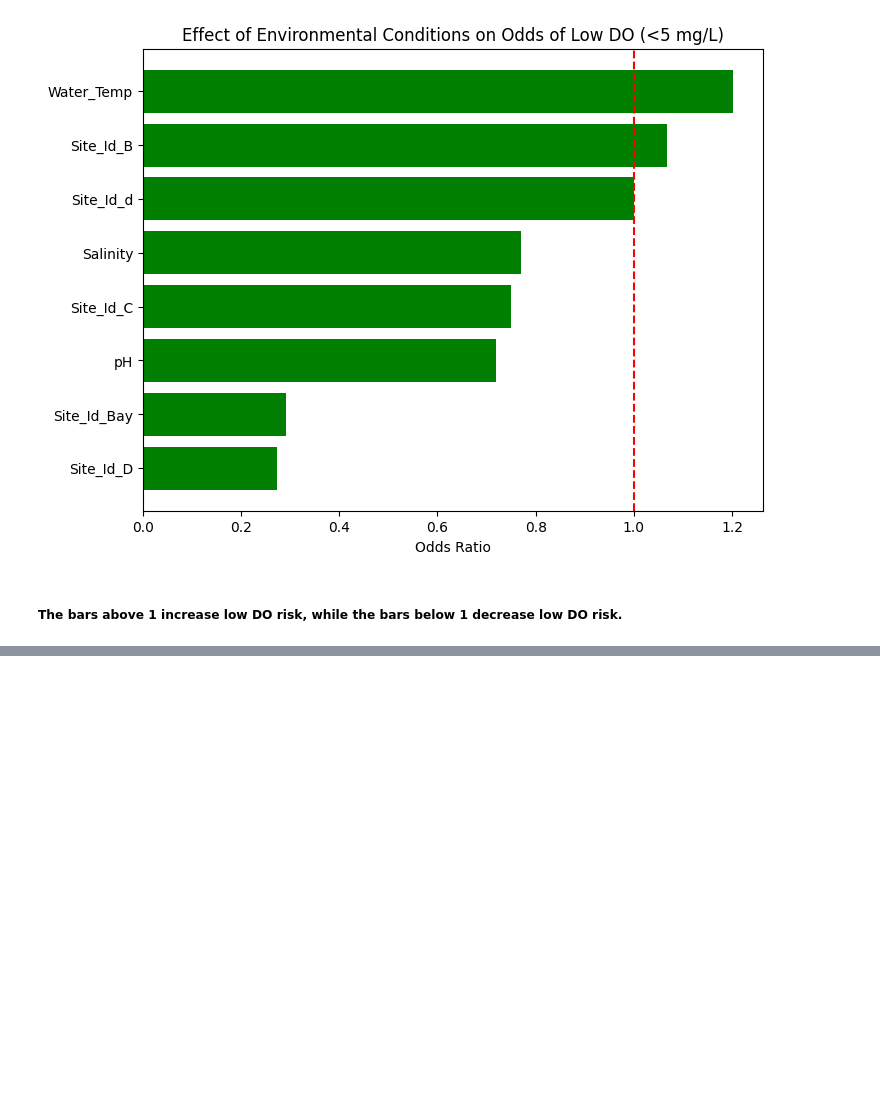
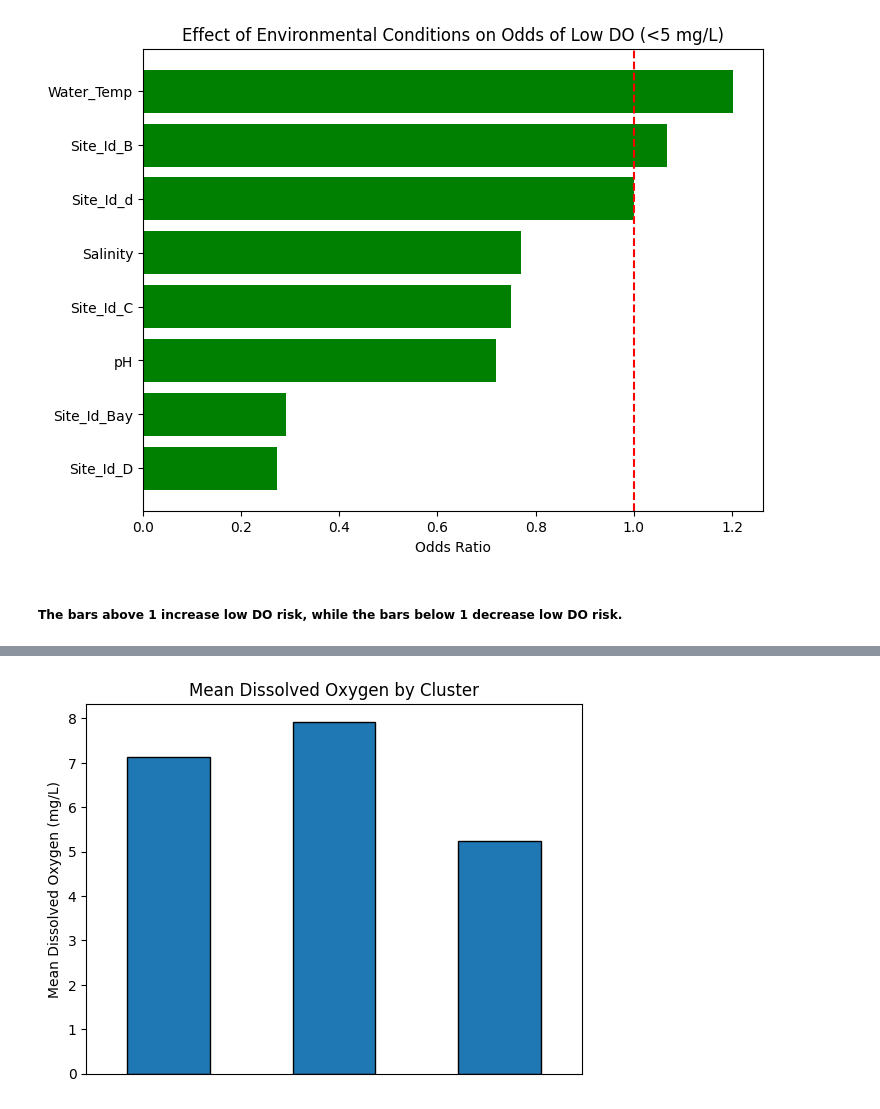
Before and after one commit to Bashguy/BigDataFinalProject, a Jupyter notebook: project.ipynb, the cells around one changed output, grey strips where cells are left out. Saved outputs shown, nothing was run; the diff lists cells and outputs as text; code cells hidden in the pictures; blank space fills up the shorter version.

```diff
--- a/project.ipynb
+++ b/project.ipynb
@@ -455,0 +472,12 @@ plt.show()
+# %%
+cluster_features = [
+    "Salinity", "pH", "Secchi_Depth", "Water_Depth", "Water_Temp", "Air_Temp"
+]
+
+scaler = StandardScaler()
+X_cluster = scaler.fit_transform(df[cluster_features])
+
+kmeans = KMeans(n_clusters=3, random_state=1, n_init=10)
+df["cluster"] = kmeans.fit_predict(X_cluster)
+
+df["cluster"].value_counts().sort_index() # sizes of the three clusters
@@ -455,0 +511,14 @@ plt.show()
+# %%
+cluster_means = df.groupby("cluster")[["Dissolved_Oxygen"]].mean()
+
+plt.figure()
+cluster_means["Dissolved_Oxygen"].plot(kind="bar", edgecolor="k")
+
+plt.xlabel("")
+plt.ylabel("Mean Dissolved Oxygen (mg/L)")
+plt.title("Mean Dissolved Oxygen by Cluster")
+
+plt.xticks([], [])
+plt.show()
+# %% [output]
+[figure, added]
```
Also changed, not shown: parts of 5 cells of this notebook.
